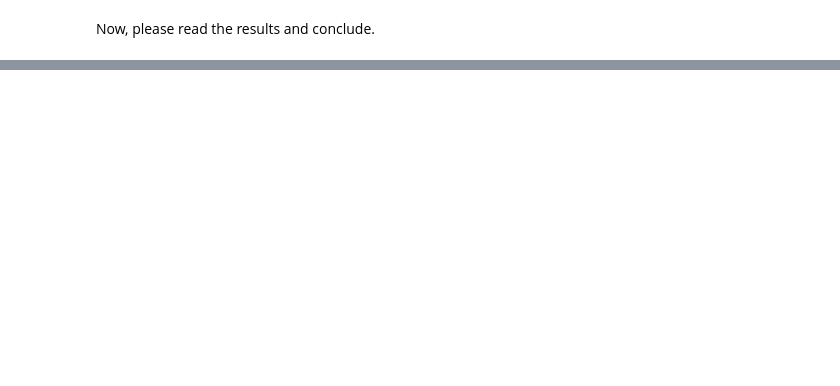
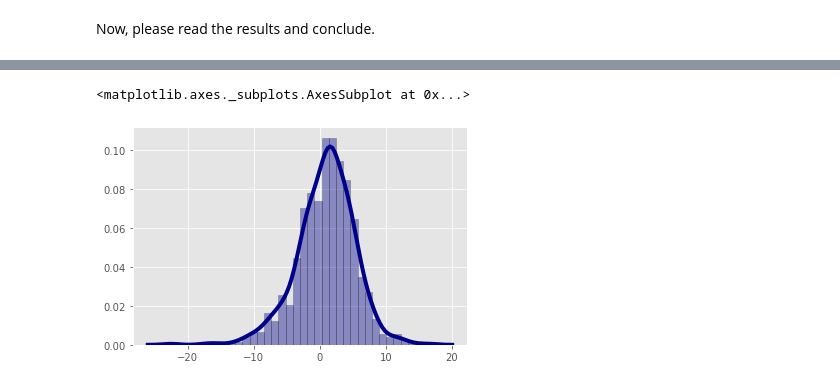
Before and after one commit to diengiau/py18plus, a Jupyter notebook: 07_priceReturnDist.ipynb, the cells around one changed output, grey strips where cells are left out. Cells and saved outputs as stored; diff of their text form; code cells hidden in the pictures; blank space fills up the shorter version.

Commit message:
add simulation & market return distribution

```diff
--- a/07_priceReturnDist.ipynb
+++ b/07_priceReturnDist.ipynb
@@ -113,0 +121,2 @@ Now, please read the results and conclude.
+# %%
+Factors5 = data.DataReader('F-F_Research_Data_5_Factors_2x3','famafrench', start='1925-01-01')
@@ -113,0 +133,2 @@ Now, please read the results and conclude.
+# %%
+Factors5[0]['Mkt'] = Factors5[0]['Mkt-RF'] + Factors5[0]['RF'] # get market returns from excess returns
@@ -113,0 +142,10 @@ Now, please read the results and conclude.
+# %%
+# another way
+import seaborn as sns
+sns.distplot(Factors5[0][['Mkt']], hist=True, kde=True,
+             bins=int(180/5), color = 'darkblue',
+             hist_kws={'edgecolor':'black'},
+             kde_kws={'linewidth': 4})
+# %% [output]
+<matplotlib.axes._subplots.AxesSubplot at 0x...>
+[figure, added]
```
Also changed, not shown: parts of 16 cells of this notebook, 3 other files.
